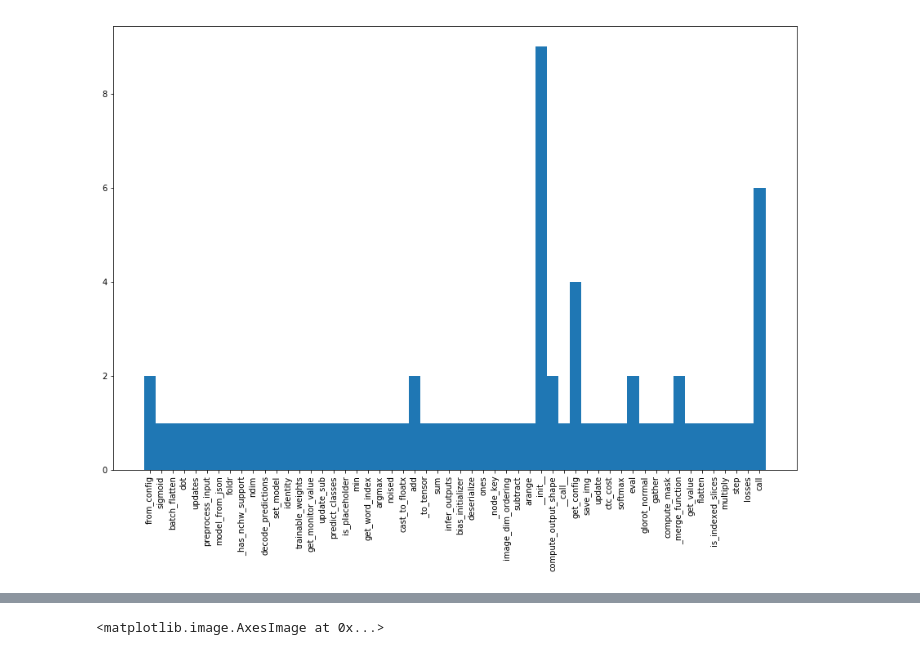
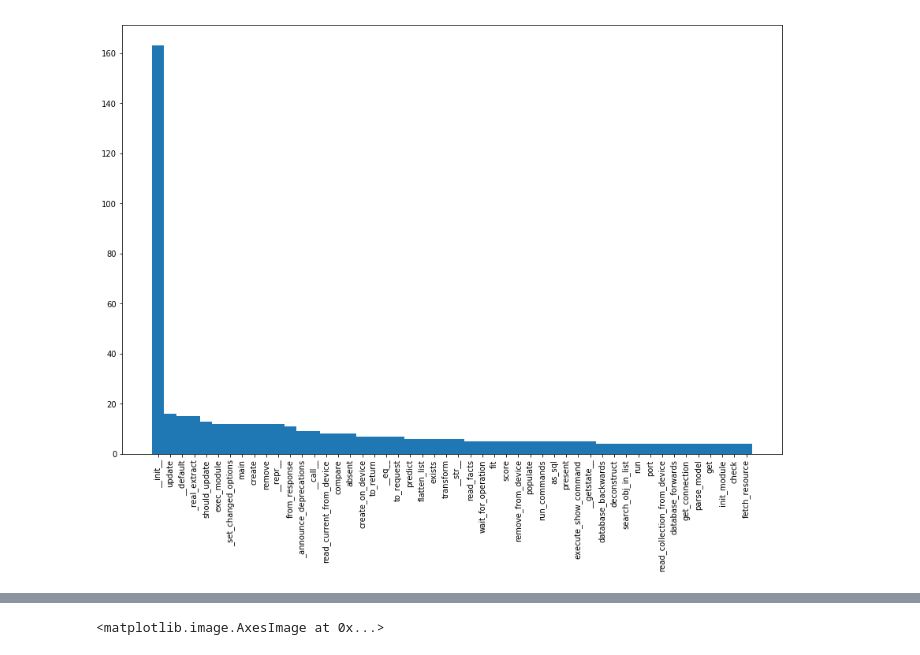
Before and after one commit to dtsbourg/BiFocalE, a Jupyter notebook: notebook/Inspect Predictions - Method Naming.ipynb, the cells around one changed output, grey strips where cells are left out. Cells and saved outputs as stored; diff of their text form; code cells hidden in the pictures.

```diff
--- a/notebook/Inspect Predictions - Method Naming.ipynb
+++ b/notebook/Inspect Predictions - Method Naming.ipynb
@@ -13,5 +13,5 @@ path = '../sparse/'
 # %%
-results_df = pd.read_csv(path+'cls_output-methodname-sota/test_results.tsv', header=None, sep='\t')
+results_df = pd.read_csv(path+'cls_output-methodname/test_results.tsv', header=None, sep='\t')
 results_df.head(10)
 # %% [output]
 |  | 0 | 1 | 2 | 3 | 4 | 5 | 6 | 7 | 8 | 9 | ... | ... |
@@ -33,4 +33,5 @@ results_df.shape
 # %%
-vocab_label_df = pd.read_csv(path+'sparse_fname2_vocab-label.txt', header=None)
+#vocab_label_df = pd.read_csv(path+'sparse_fname2_vocab-label.txt', header=None)
+vocab_label_df = pd.read_csv(path+'label_vocab.csv', header=None)
 vocab_label_df.shape
 # %% [output]
@@ -100,2 +86,8 @@ FileNotFoundError: [Errno 2] File b'../sparse/sklearn_cls_split_magret_label_val
+# %%
+fs = ['keras', 'pytorch', 'sklearn', 'ansible', 'requests', 'django', 'youtube-dl', 'bert', 'httpie', 'flask']
+#fs = ['sparse']
+# %%
+#label_dfs = [pd.read_csv(path+f+'_fname2_split_magret_label_val.txt', header=None) for f in fs]
+label_dfs = [pd.read_csv(path+f+'_methodname_split_magret_label_val.txt', header=None) for f in fs]
 # %%
 labels= []; labels_str =[]
@@ -128,14 +118,14 @@ labels_str
 # %%
 c = Counter(labels_str)
 
 plt.figure(figsize=(15,10))
-labels, values = zip(*c.items())
+labels, values = zip(*c.most_common(50))
 
 indexes = np.arange(len(labels))
 width = 1
 
 plt.bar(indexes, values, width)
 plt.xticks(indexes, labels, rotation=90)
 plt.show()
 # %% [output]
-[figure, old version]
+[figure, new version]
```
Also changed, not shown: parts of 38 cells of this notebook.
